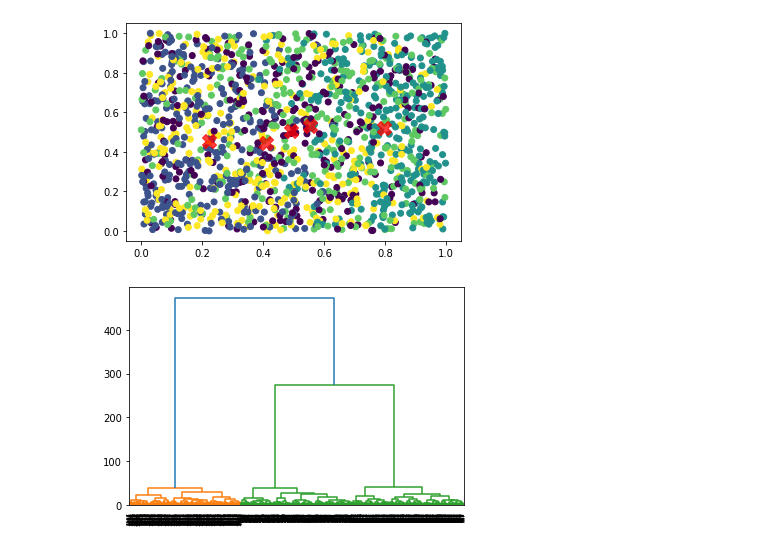
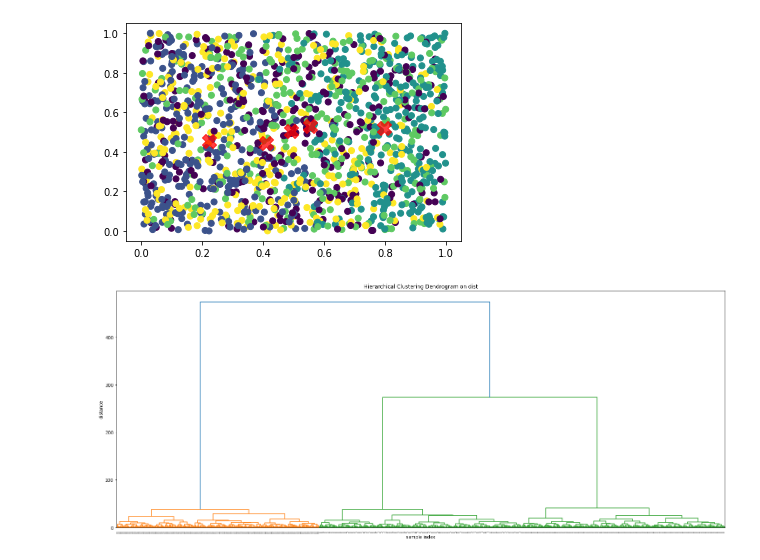
Before and after one commit to maitreRi/DataScience_Revision, a Jupyter notebook: Data_Science_Revision/6 Clustering (K-means, CAH, DBSCAN)/6 TP6.ipynb, the cells around one changed output. Cells and saved outputs as stored; diff of their text form; code cells hidden in the pictures.

```diff
--- a/Data_Science_Revision/6 Clustering (K-means, CAH, DBSCAN)/6 TP6.ipynb
+++ b/Data_Science_Revision/6 Clustering (K-means, CAH, DBSCAN)/6 TP6.ipynb
@@ -145,9 +152,13 @@ plt.show()
 # %% [output]
 [figure]
 # %%
-# dendogramme des données distinctes
+# dendogramme des données distinctes avec 3 clusters
 Z = linkage(dist, 'ward')
-dendrogram(Z)
+plt.figure(figsize=(25, 10))
+plt.title('Hierarchical Clustering Dendrogram on dist')
+plt.xlabel('sample index')
+plt.ylabel('distance')
+dendrogram(Z, leaf_rotation=90., leaf_font_size=2.)
 plt.show()
 # %% [output]
-[figure, old version]
+[figure, new version]
```
Also changed, not shown: parts of 26 cells of this notebook, 1 other file.
